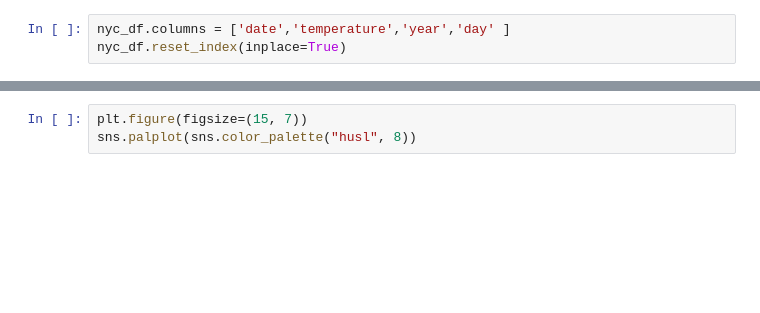
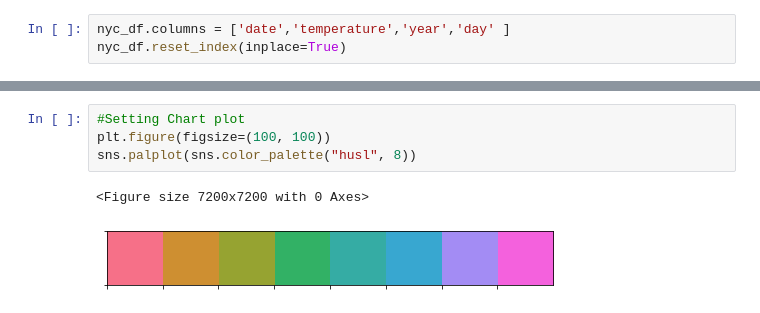
Before and after one commit to aditipatelpro/data-plotting-temperature, a Jupyter notebook: temperature_analysis.ipynb, the cells around one changed output, grey strips where cells are left out. Saved outputs shown, nothing was run; the diff lists cells and outputs as text; blank space fills up the shorter version.

```diff
--- a/temperature_analysis.ipynb
+++ b/temperature_analysis.ipynb
@@ -37,3 +113,7 @@ nyc_df.head()
 # %%
-plt.figure(figsize=(15, 7))
+#Setting Chart plot
+plt.figure(figsize=(100, 100))
 sns.palplot(sns.color_palette("husl", 8))
+# %% [output]
+<Figure size 7200x7200 with 0 Axes>
+[figure, added]
```
Also changed, not shown: parts of 7 cells of this notebook.
